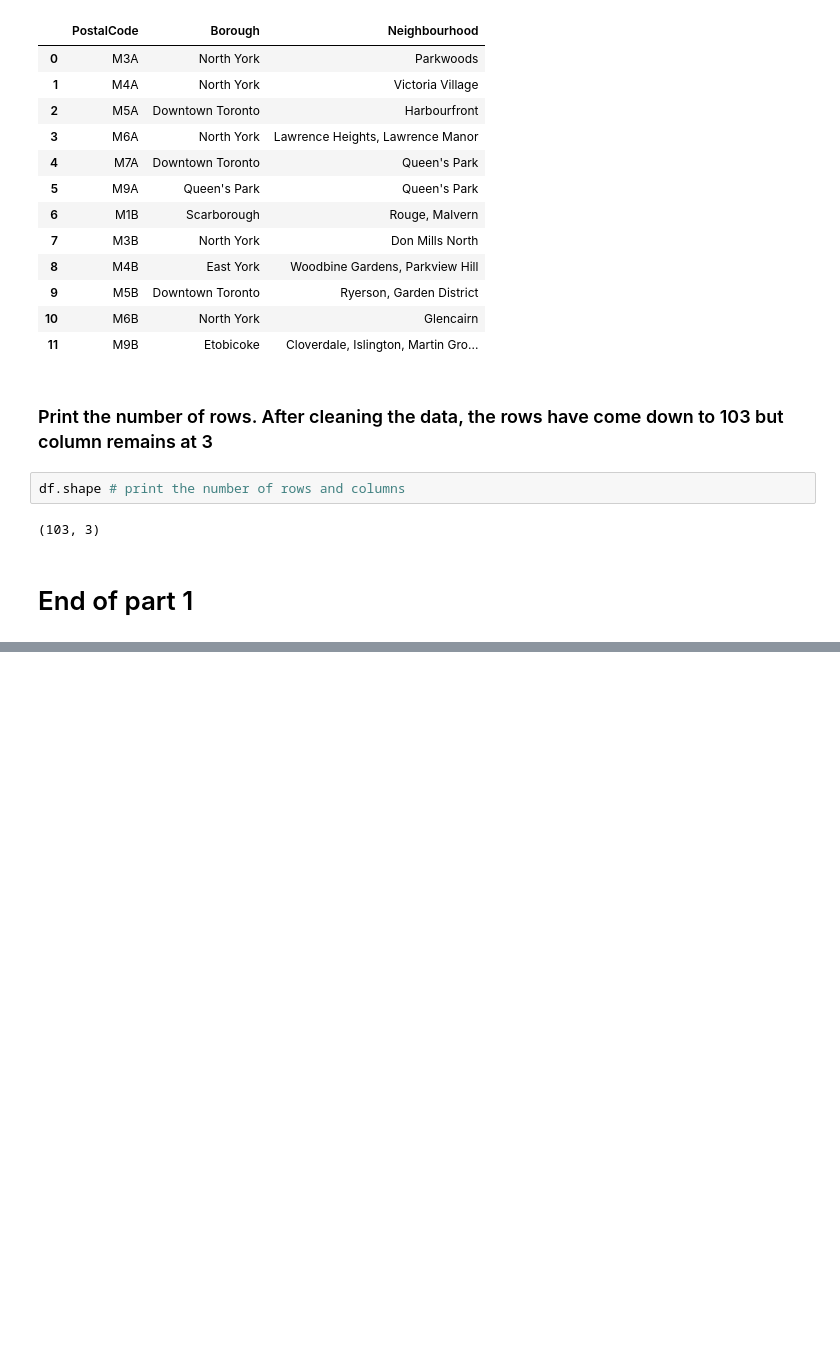
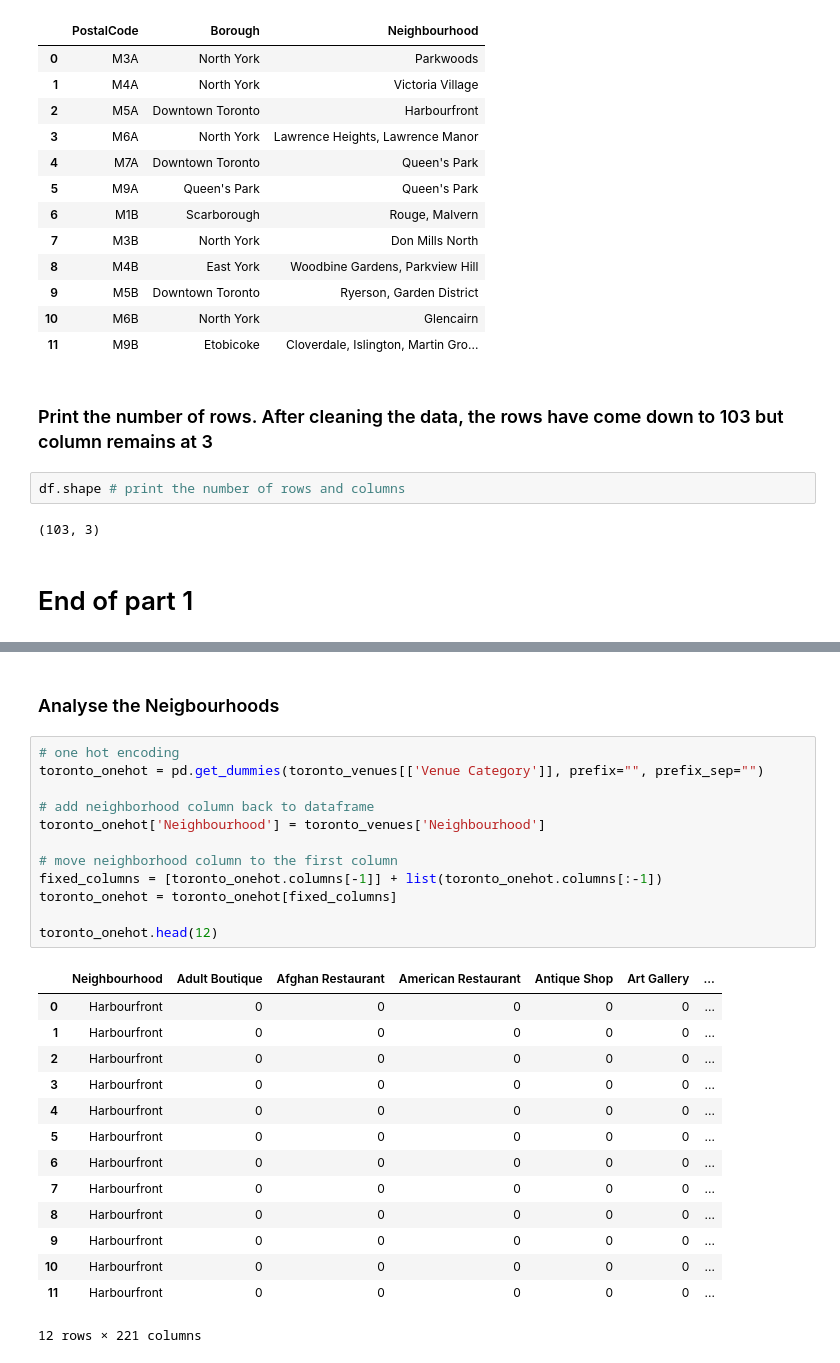
Before and after one commit to shazmanshaz/Coursera_Capstone, a Jupyter notebook: Segment_and_Clustering.ipynb, the cells around one changed output, grey strips where cells are left out. Drawn from its saved outputs; the diff is of its cells as text; blank space fills up the shorter version.

```diff
--- a/Segment_and_Clustering.ipynb
+++ b/Segment_and_Clustering.ipynb
@@ -169,0 +519,29 @@ df.shape # print the number of rows and columns
+# %% [markdown]
+### Analyse the Neigbourhoods
+# %%
+# one hot encoding
+toronto_onehot = pd.get_dummies(toronto_venues[['Venue Category']], prefix="", prefix_sep="")
+
+# add neighborhood column back to dataframe
+toronto_onehot['Neighbourhood'] = toronto_venues['Neighbourhood']
+
+# move neighborhood column to the first column
+fixed_columns = [toronto_onehot.columns[-1]] + list(toronto_onehot.columns[:-1])
+toronto_onehot = toronto_onehot[fixed_columns]
+
+toronto_onehot.head(12)
+# %% [output]
+|  | Neighbourhood | Adult Boutique | Afghan Restaurant | American Restaurant | Antique Shop | Art Gallery | ... |
+| 0 | Harbourfront | 0 | 0 | 0 | 0 | 0 | ... |
+| 1 | Harbourfront | 0 | 0 | 0 | 0 | 0 | ... |
+| 2 | Harbourfront | 0 | 0 | 0 | 0 | 0 | ... |
+| 3 | Harbourfront | 0 | 0 | 0 | 0 | 0 | ... |
+| 4 | Harbourfront | 0 | 0 | 0 | 0 | 0 | ... |
+| 5 | Harbourfront | 0 | 0 | 0 | 0 | 0 | ... |
+| 6 | Harbourfront | 0 | 0 | 0 | 0 | 0 | ... |
+| 7 | Harbourfront | 0 | 0 | 0 | 0 | 0 | ... |
+| 8 | Harbourfront | 0 | 0 | 0 | 0 | 0 | ... |
+| 9 | Harbourfront | 0 | 0 | 0 | 0 | 0 | ... |
+| 10 | Harbourfront | 0 | 0 | 0 | 0 | 0 | ... |
+| 11 | Harbourfront | 0 | 0 | 0 | 0 | 0 | ... |
+12 rows × 221 columns
```
Also changed, not shown: parts of 68 cells of this notebook.
